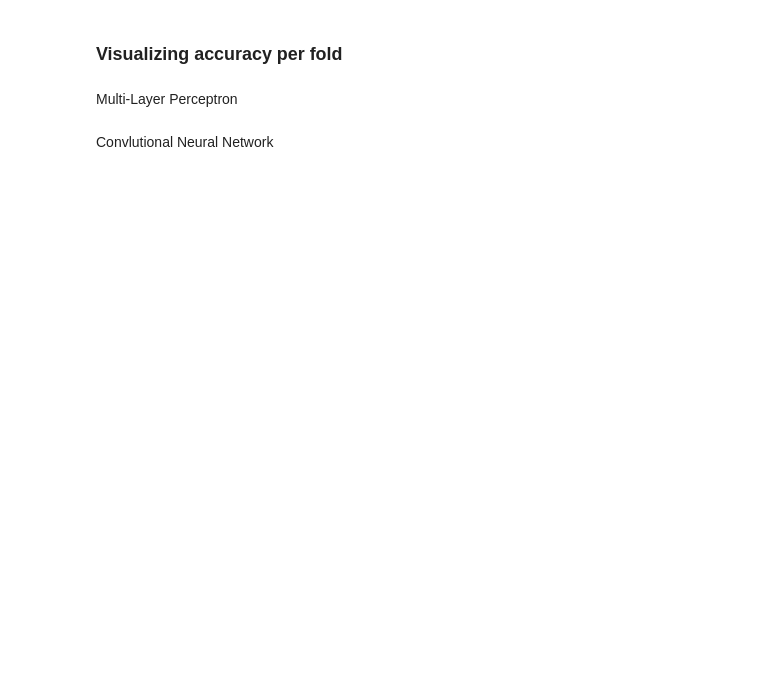
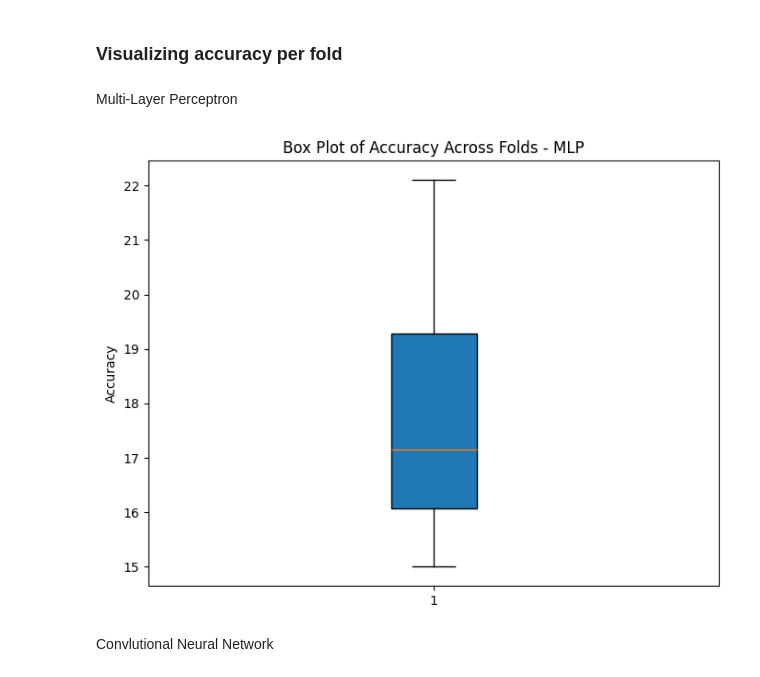
Before and after one commit to Gonto03/AC-II-project, a Jupyter notebook: main.ipynb, the cells around one changed output. Saved outputs shown, nothing was run; the diff lists cells and outputs as text; code cells hidden in the pictures; blank space fills up the shorter version.

```diff
--- a/main.ipynb
+++ b/main.ipynb
@@ -362,0 +383,4 @@ Accuracy's standard deviation: 0.050849187797625144
+# %%
+for i in range(10):
+    mlp_accuracies[i] = round(mlp_accuracies[i],2)
+    cnn_accuracies[i] = round(cnn_accuracies[i],2)
@@ -366,11 +392,12 @@ Accuracy's standard deviation: 0.050849187797625144
 Multi-Layer Perceptron
 # %%
 plt.figure(figsize=(8, 6))
-plt.boxplot(mlp_accuracies, labels=[1,2,3,4,5,6,7,8,9,10], vert=True, patch_artist=True)
+plt.boxplot(mlp_accuracies, vert=True, patch_artist=True)
 plt.title('Box Plot of Accuracy Across Folds - MLP')
-plt.xlabel('Fold Number')
 plt.ylabel('Accuracy')
 plt.show()
+# %% [output]
+[figure, added]
 # %% [markdown]
 Convlutional Neural Network
 # %%
```
Also changed, not shown: parts of 8 cells of this notebook.
